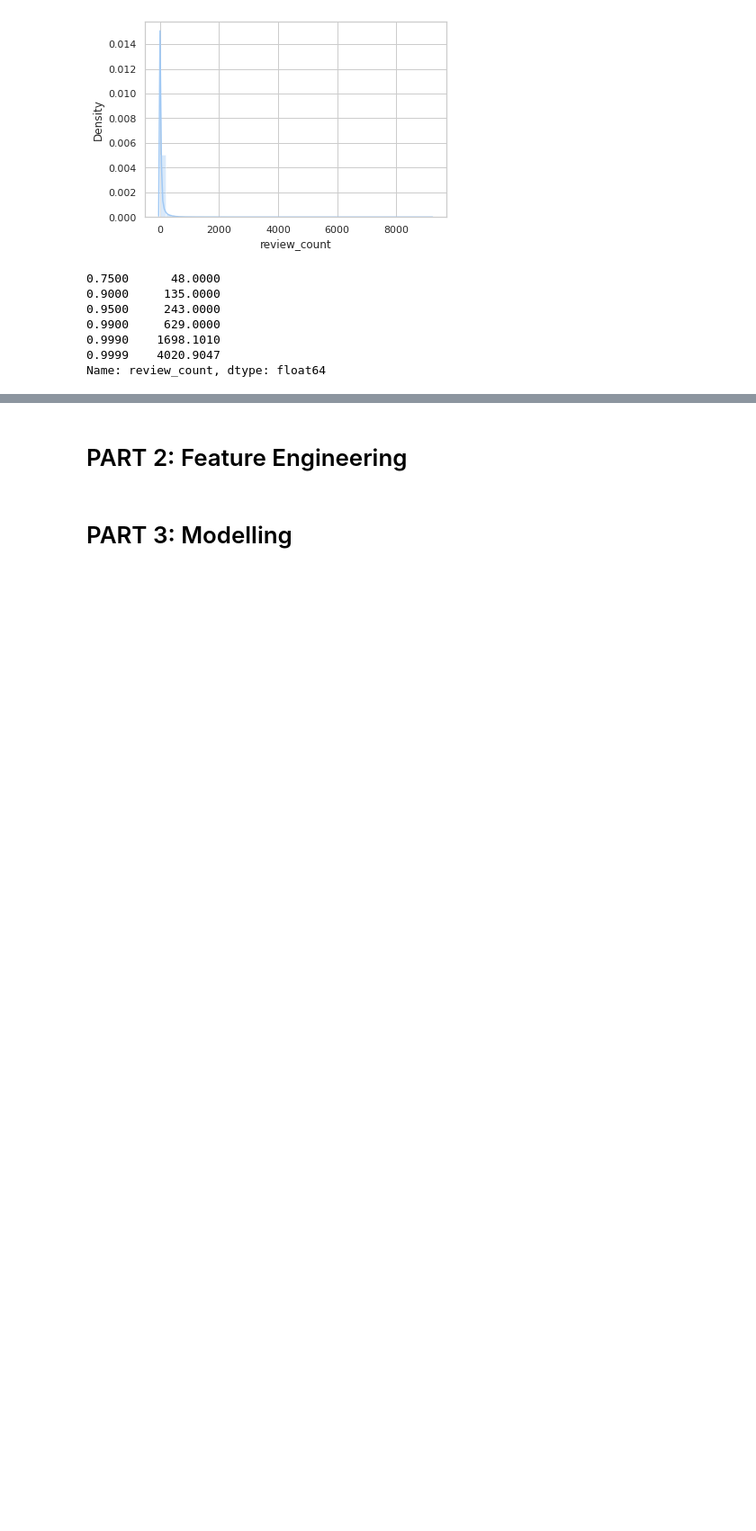
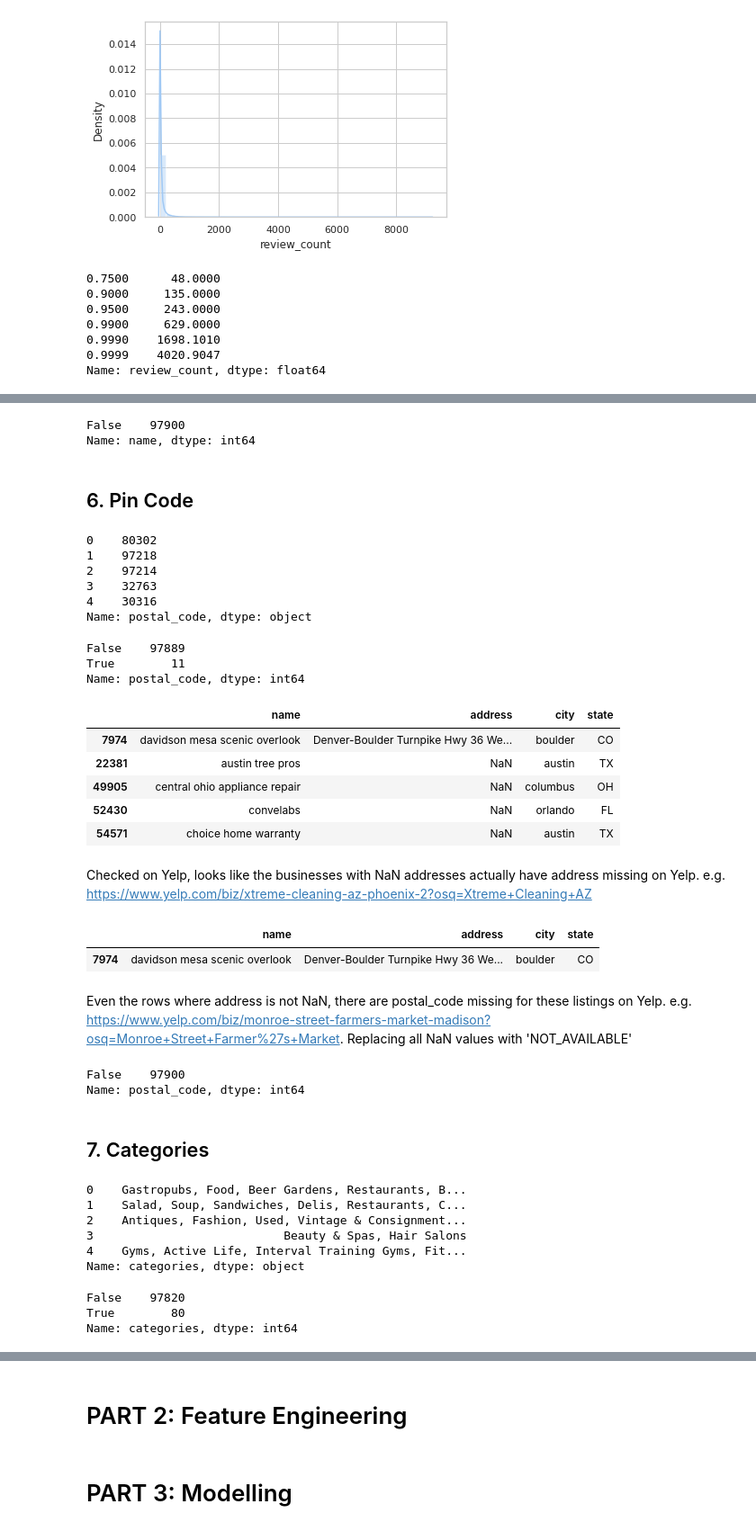
Before and after one commit to eshasah/CMPE_255_Group_4, a Jupyter notebook: Team_Project_Restaurant_Success.ipynb, the cells around one changed output, grey strips where cells are left out. Shown at 90% size. Cells and saved outputs as stored; diff of their text form; code cells hidden in the pictures; blank space fills up the shorter version.

```diff
--- a/Team_Project_Restaurant_Success.ipynb
+++ b/Team_Project_Restaurant_Success.ipynb
@@ -365,0 +433,42 @@ Name: review_count, dtype: float64
+# %%
+yelp_business_df.name.isnull().value_counts()
+# %% [output]
+False    97900
+Name: name, dtype: int64
+# %%
+yelp_business_df.name = yelp_business_df.name.str.lower()
+# %% [markdown]
+## 6. Pin Code
+# %%
+yelp_business_df.postal_code.head()
+# %% [output]
+0    80302
+1    97218
+2    97214
+3    32763
+4    30316
+Name: postal_code, dtype: object
+# %%
+yelp_business_df.postal_code.isnull().value_counts()
+# %% [output]
+False    97889
+True        11
+Name: postal_code, dtype: int64
+# %%
+yelp_business_df[yelp_business_df.postal_code.isnull()][['name','address', 'city', 'state']].head()
+# %% [output]
+|  | name | address | city | state |
+| 7974 | davidson mesa scenic overlook | Denver-Boulder Turnpike Hwy 36 We... | boulder | CO |
+| 22381 | austin tree pros | NaN | austin | TX |
+| 49905 | central ohio appliance repair | NaN | columbus | OH |
+| 52430 | convelabs | NaN | orlando | FL |
+| 54571 | choice home warranty | NaN | austin | TX |
+# %% [markdown]
+Checked on Yelp, looks like the businesses with NaN addresses actually have address missing on Yelp. e.g. https://www.yelp.com/biz/xtreme-cleaning-az-phoenix-2?osq=Xtreme+Cleaning+AZ
+# %%
+yelp_business_df[pd.notnull(yelp_business_df.address) & yelp_business_df.postal_code.isnull()][['name','address', 'city', 'state']].head()
+# %% [output]
+|  | name | address | city | state |
+| 7974 | davidson mesa scenic overlook | Denver-Boulder Turnpike Hwy 36 We... | boulder | CO |
+# %% [markdown]
+Even the rows where address is not NaN, there are postal_code missing for these listings on Yelp. e.g. https://www.yelp.com/biz/monroe-street-farmers-market-madison?osq=Monroe+Street+Farmer%27s+Market. Replacing all NaN values with 'NOT_AVAILABLE'
@@ -365,0 +479,22 @@ Name: review_count, dtype: float64
+# %%
+yelp_business_df.postal_code.isnull().value_counts()
+# %% [output]
+False    97900
+Name: postal_code, dtype: int64
+# %% [markdown]
+## 7. Categories
+# %%
+yelp_business_df.categories.head()
+# %% [output]
+0    Gastropubs, Food, Beer Gardens, Restaurants, B...
+1    Salad, Soup, Sandwiches, Delis, Restaurants, C...
+2    Antiques, Fashion, Used, Vintage & Consignment...
+3                           Beauty & Spas, Hair Salons
+4    Gyms, Active Life, Interval Training Gyms, Fit...
+Name: categories, dtype: object
+# %%
+yelp_business_df.categories.isnull().value_counts()
+# %% [output]
+False    97820
+True        80
+Name: categories, dtype: int64
```
Also changed, not shown: parts of 51 cells of this notebook.
